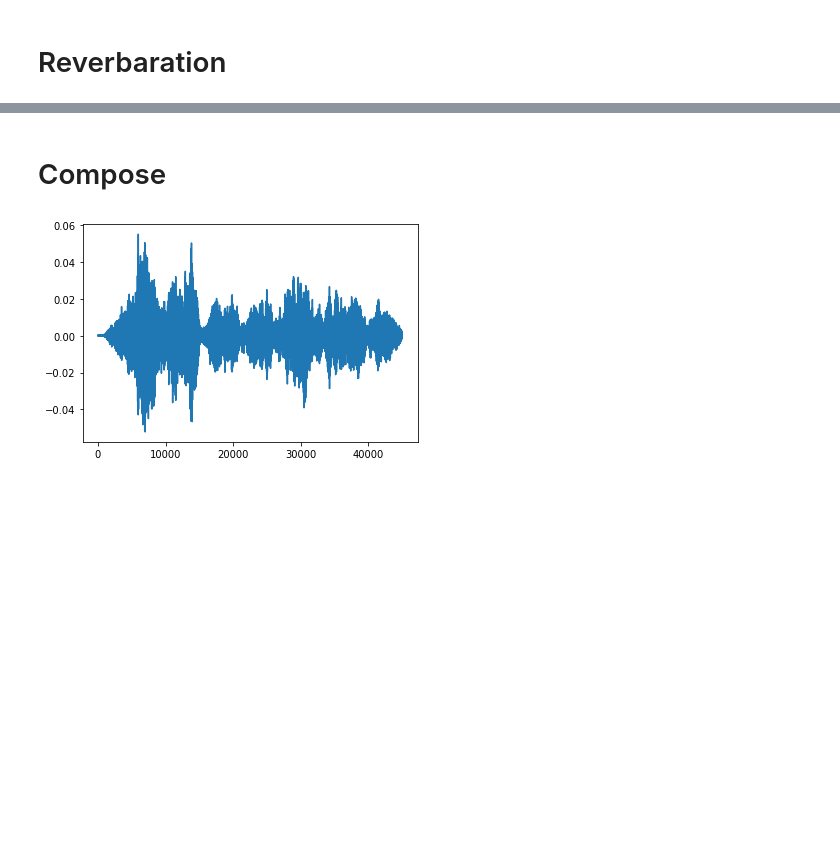
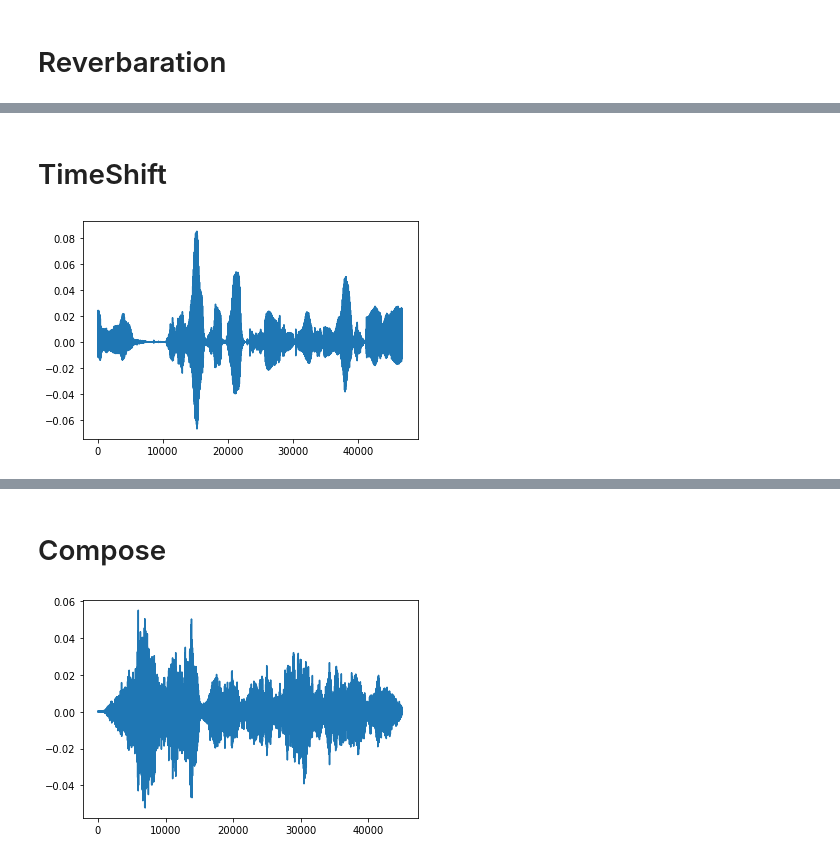
Before and after one commit to shangeth/wavencoder, a Jupyter notebook: examples/notebooks/wavencoder_transform.ipynb, the cells around one changed output, grey strips where cells are left out. Drawn from its saved outputs; the diff is of its cells as text; code cells hidden in the pictures; blank space fills up the shorter version.

Commit message:
time shift transform added

```diff
--- a/examples/notebooks/wavencoder_transform.ipynb
+++ b/examples/notebooks/wavencoder_transform.ipynb
@@ -124,3 +124,17 @@ IPython.display.Audio(reverbed.reshape(-1), rate=16000)
 # %% [output]
 [figure]
 [interactive output not drawn]
+# %% [markdown]
+# TimeShift
+# %%
+from wavencoder.transforms import TimeShift
+
+shift = TimeShift(shift_factor=(10, 30), p=1.0)
+shifted = shift(audio)
+# %%
+plt.plot(shifted.reshape(-1))
+plt.show()
+
+IPython.display.Audio(shifted.reshape(-1), rate=16000)
+# %% [output]
+[figure, added]
```
Also changed, not shown: parts of 1 cell of this notebook, 3 other files.
